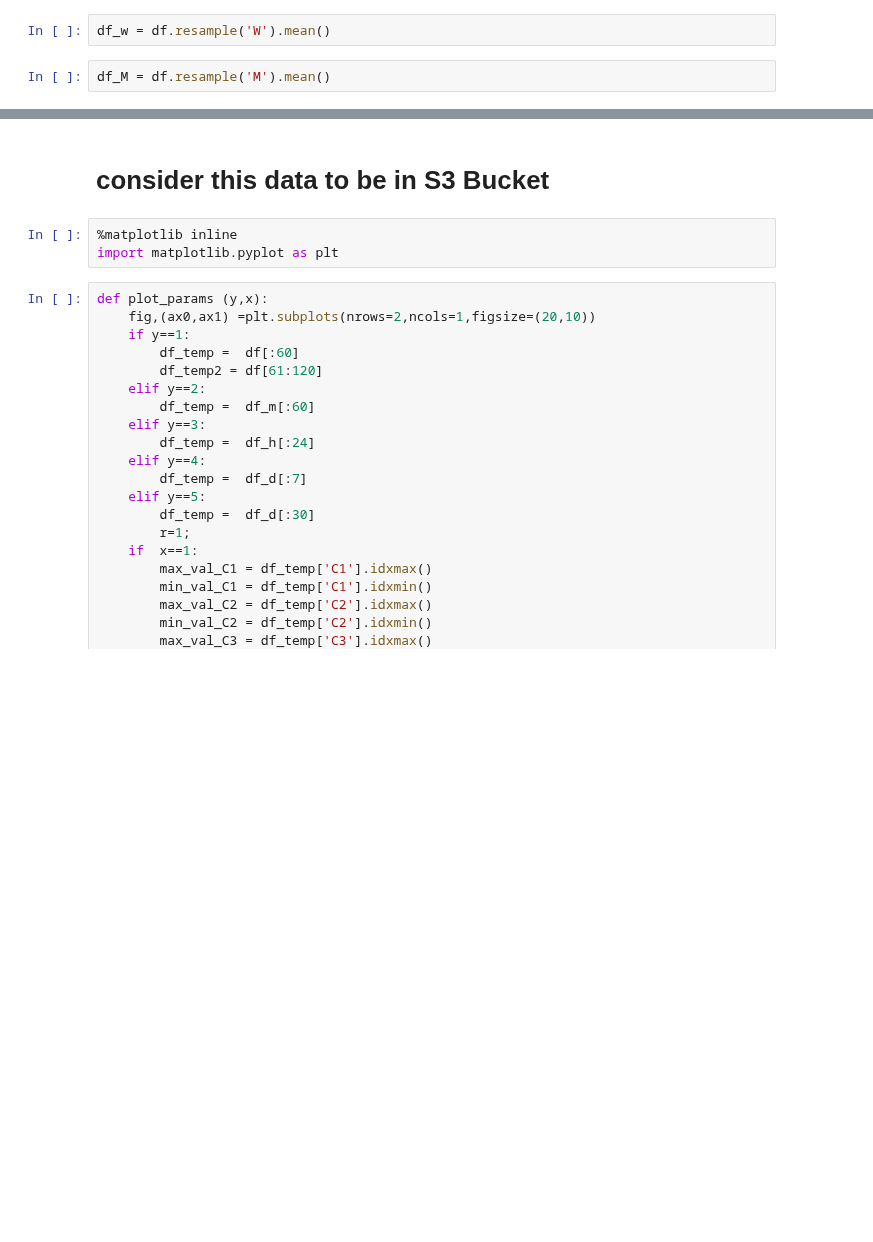
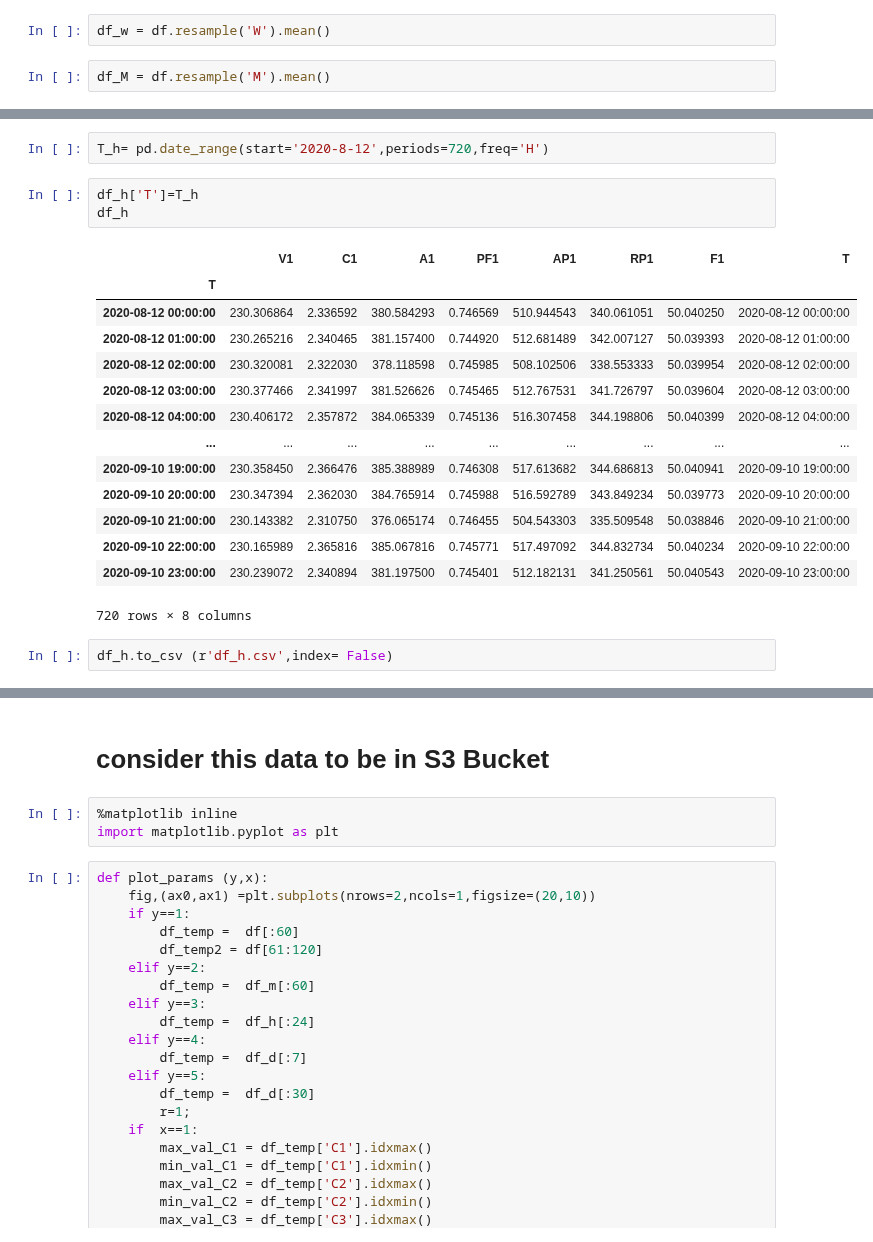
Before and after one commit to caxefaizan/S3_bucket_manipulation, a Jupyter notebook: Complete scenario.ipynb, the cells around one changed output, grey strips where cells are left out. Cells and saved outputs as stored; diff of their text form; blank space fills up the shorter version.

```diff
--- a/Complete scenario.ipynb
+++ b/Complete scenario.ipynb
@@ -138,0 +198,22 @@ df_M = df.resample('M').mean()
+# %%
+T_h= pd.date_range(start='2020-8-12',periods=720,freq='H')
+# %%
+df_h['T']=T_h
+df_h
+# %% [output]
+|  | V1 | C1 | A1 | PF1 | AP1 | RP1 | F1 | T |
+| T |  |  |  |  |  |  |  |  |
+| 2020-08-12 00:00:00 | 230.306864 | 2.336592 | 380.584293 | 0.746569 | 510.944543 | 340.061051 | 50.040250 | 2020-08-12 00:00:00 |
+| 2020-08-12 01:00:00 | 230.265216 | 2.340465 | 381.157400 | 0.744920 | 512.681489 | 342.007127 | 50.039393 | 2020-08-12 01:00:00 |
+| 2020-08-12 02:00:00 | 230.320081 | 2.322030 | 378.118598 | 0.745985 | 508.102506 | 338.553333 | 50.039954 | 2020-08-12 02:00:00 |
+| 2020-08-12 03:00:00 | 230.377466 | 2.341997 | 381.526626 | 0.745465 | 512.767531 | 341.726797 | 50.039604 | 2020-08-12 03:00:00 |
+| 2020-08-12 04:00:00 | 230.406172 | 2.357872 | 384.065339 | 0.745136 | 516.307458 | 344.198806 | 50.040399 | 2020-08-12 04:00:00 |
+| ... | ... | ... | ... | ... | ... | ... | ... | ... |
+| 2020-09-10 19:00:00 | 230.358450 | 2.366476 | 385.388989 | 0.746308 | 517.613682 | 344.686813 | 50.040941 | 2020-09-10 19:00:00 |
+| 2020-09-10 20:00:00 | 230.347394 | 2.362030 | 384.765914 | 0.745988 | 516.592789 | 343.849234 | 50.039773 | 2020-09-10 20:00:00 |
+| 2020-09-10 21:00:00 | 230.143382 | 2.310750 | 376.065174 | 0.746455 | 504.543303 | 335.509548 | 50.038846 | 2020-09-10 21:00:00 |
+| 2020-09-10 22:00:00 | 230.165989 | 2.365816 | 385.067816 | 0.745771 | 517.497092 | 344.832734 | 50.040234 | 2020-09-10 22:00:00 |
+| 2020-09-10 23:00:00 | 230.239072 | 2.340894 | 381.197500 | 0.745401 | 512.182131 | 341.250561 | 50.040543 | 2020-09-10 23:00:00 |
+720 rows × 8 columns
+# %%
+df_h.to_csv (r'df_h.csv',index= False)
```
Also changed, not shown: parts of 23 cells of this notebook.
